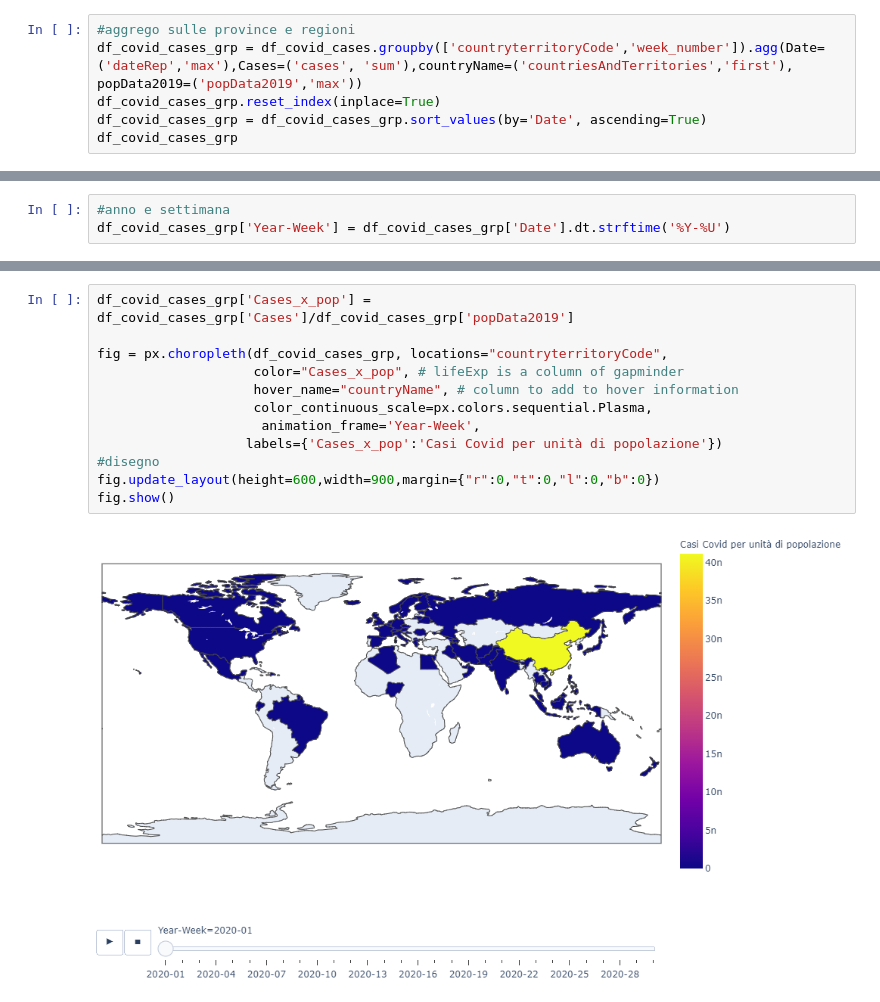
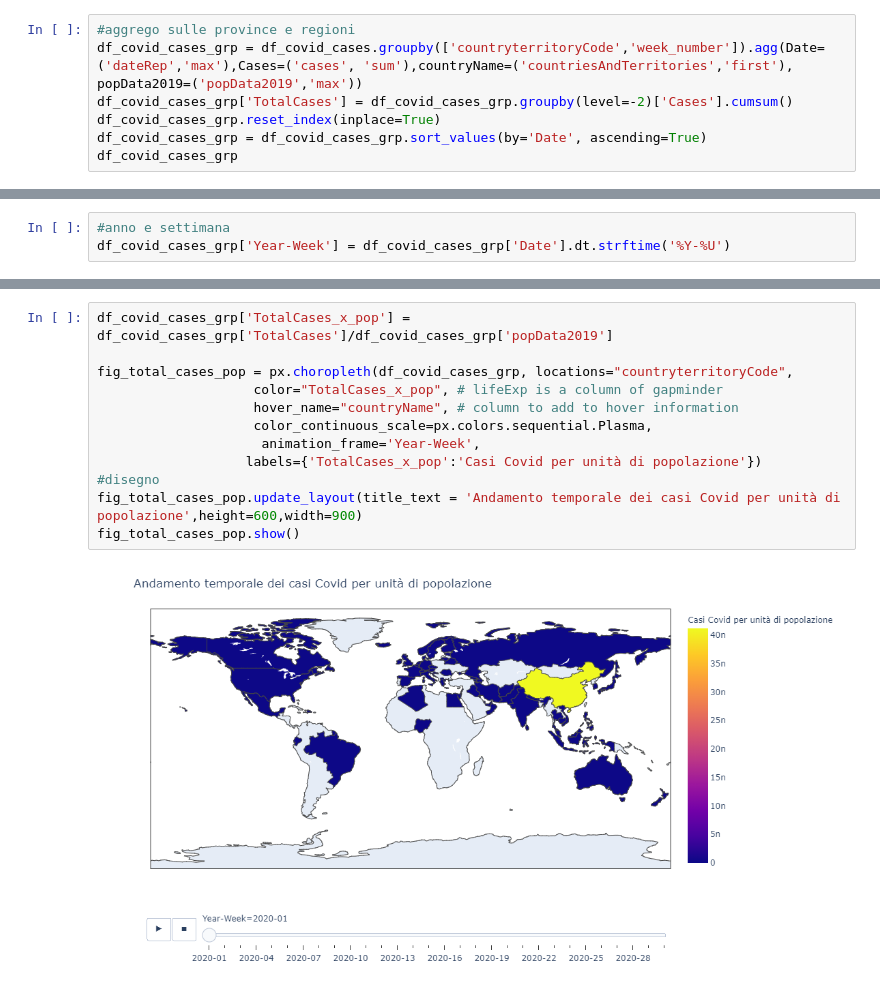
Before and after one commit to zirafel/covid_analysis, a Jupyter notebook: EDA/GeoCovidAnalysis.ipynb, the cells around one changed output, grey strips where cells are left out. Cells and saved outputs as stored; diff of their text form.

```diff
--- a/EDA/GeoCovidAnalysis.ipynb
+++ b/EDA/GeoCovidAnalysis.ipynb
@@ -119,6 +119,7 @@ dtype: int64
 # %%
 #aggrego sulle province e regioni
 df_covid_cases_grp = df_covid_cases.groupby(['countryterritoryCode','week_number']).agg(Date=('dateRep','max'),Cases=('cases', 'sum'),countryName=('countriesAndTerritories','first'), popData2019=('popData2019','max'))
+df_covid_cases_grp['TotalCases'] = df_covid_cases_grp.groupby(level=-2)['Cases'].cumsum()
 df_covid_cases_grp.reset_index(inplace=True)
 df_covid_cases_grp = df_covid_cases_grp.sort_values(by='Date', ascending=True)
 df_covid_cases_grp
@@ -233,14 +244,14 @@ fig.show()
 # %%
-df_covid_cases_grp['Cases_x_pop'] = df_covid_cases_grp['Cases']/df_covid_cases_grp['popData2019']
+df_covid_cases_grp['TotalCases_x_pop'] = df_covid_cases_grp['TotalCases']/df_covid_cases_grp['popData2019']
 
-fig = px.choropleth(df_covid_cases_grp, locations="countryterritoryCode",
-                    color="Cases_x_pop", # lifeExp is a column of gapminder
+fig_total_cases_pop = px.choropleth(df_covid_cases_grp, locations="countryterritoryCode",
+                    color="TotalCases_x_pop", # lifeExp is a column of gapminder
                     hover_name="countryName", # column to add to hover information
                     color_continuous_scale=px.colors.sequential.Plasma,
                      animation_frame='Year-Week',
-                   labels={'Cases_x_pop':'Casi Covid per unità di popolazione'})
+                   labels={'TotalCases_x_pop':'Casi Covid per unità di popolazione'})
 #disegno
-fig.update_layout(height=600,width=900,margin={"r":0,"t":0,"l":0,"b":0})
-fig.show()
+fig_total_cases_pop.update_layout(title_text = 'Andamento temporale dei casi Covid per unità di popolazione',height=600,width=900)
+fig_total_cases_pop.show()
 # %% [output]
-[figure, old version]
+[figure, new version]
```
Also changed, not shown: parts of 6 cells of this notebook.
